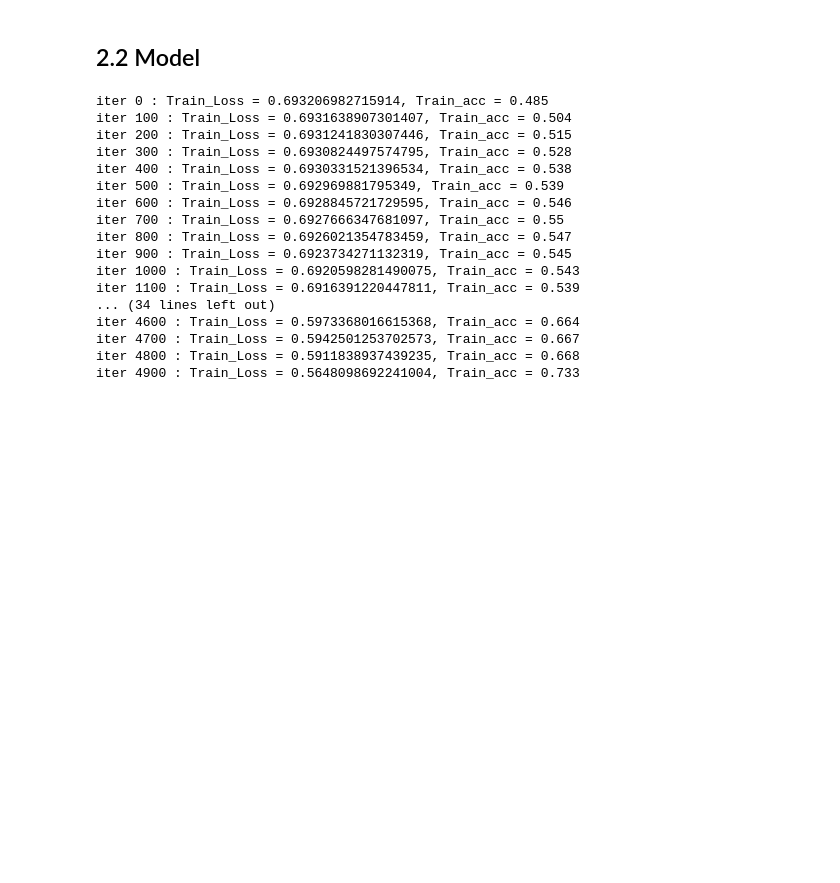
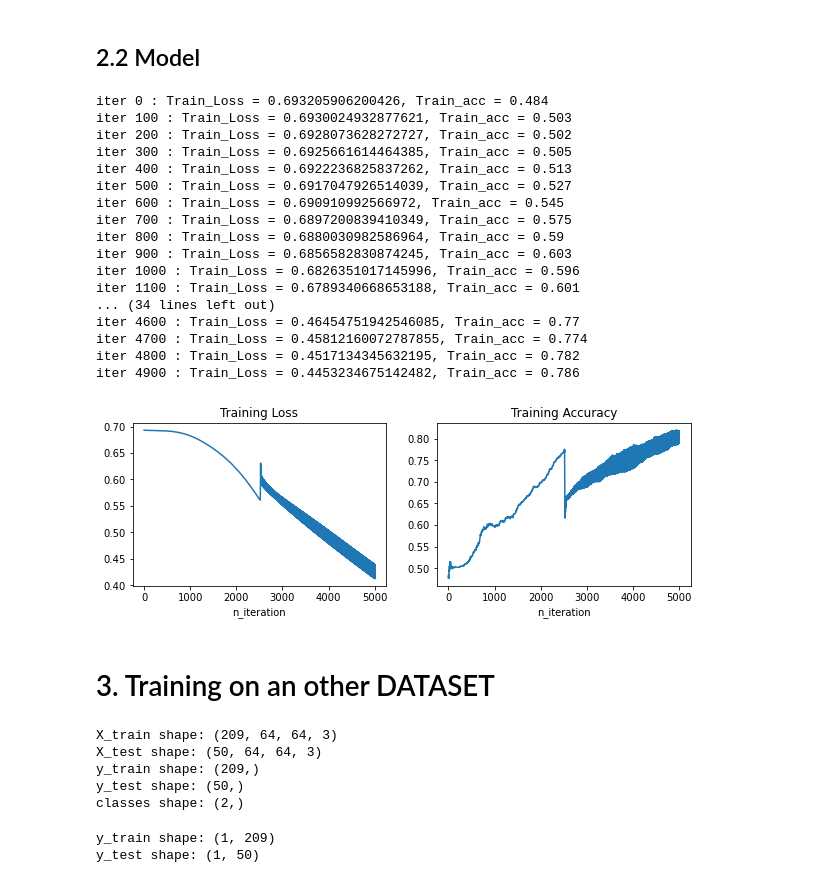
Before and after one commit to danchaud-vincent/deep-learning-specialization, a Jupyter notebook: 04-Neural Network with one hidden layer.ipynb, the cells around one changed output. Cells and saved outputs as stored; diff of their text form; code cells hidden in the pictures; blank space fills up the shorter version.

```diff
--- a/04-Neural Network with one hidden layer.ipynb
+++ b/04-Neural Network with one hidden layer.ipynb
@@ -173,8 +173,8 @@ $$ X \in (n_X \times m)$$
 # %%
 # Flatten
 
-X_train_flatten = X_train.reshape(X_train.shape[1] * X_train.shape[2],-1)
-X_test_flatten =  X_test.reshape(X_test.shape[1] * X_test.shape[2],-1)
+X_train_flatten = X_train.reshape(X_train.shape[0],-1).T
+X_test_flatten =  X_test.reshape(X_test.shape[0],-1).T
 
 print("X_train flatten:", X_train_flatten.shape)
 print("X_test flatten:", X_test_flatten.shape)
@@ -548,22 +549,37 @@ def neural_network_model(X,y,n_h,n_iter,learning_rate=0.01,display_learning=Fals
 # %%
 # Training
 
-Training_res = neural_network_model(X_train_flatten_norm,y_train,7,5000,learning_rate=0.01,display_learning=True)
+Training_res = neural_network_model(X_train_flatten_norm,y_train,5,5000,learning_rate=0.01,display_learning=True)
 # %% [output]
-iter 0 : Train_Loss = 0.693206982715914, Train_acc = 0.485
-iter 100 : Train_Loss = 0.6931638907301407, Train_acc = 0.504
-iter 200 : Train_Loss = 0.6931241830307446, Train_acc = 0.515
-iter 300 : Train_Loss = 0.6930824497574795, Train_acc = 0.528
-iter 400 : Train_Loss = 0.6930331521396534, Train_acc = 0.538
-iter 500 : Train_Loss = 0.692969881795349, Train_acc = 0.539
-iter 600 : Train_Loss = 0.6928845721729595, Train_acc = 0.546
-iter 700 : Train_Loss = 0.6927666347681097, Train_acc = 0.55
-iter 800 : Train_Loss = 0.6926021354783459, Train_acc = 0.547
-iter 900 : Train_Loss = 0.6923734271132319, Train_acc = 0.545
-iter 1000 : Train_Loss = 0.6920598281490075, Train_acc = 0.543
-iter 1100 : Train_Loss = 0.6916391220447811, Train_acc = 0.539
+iter 0 : Train_Loss = 0.693205906200426, Train_acc = 0.484
+iter 100 : Train_Loss = 0.6930024932877621, Train_acc = 0.503
+iter 200 : Train_Loss = 0.6928073628272727, Train_acc = 0.502
+iter 300 : Train_Loss = 0.6925661614464385, Train_acc = 0.505
+iter 400 : Train_Loss = 0.6922236825837262, Train_acc = 0.513
+iter 500 : Train_Loss = 0.6917047926514039, Train_acc = 0.527
+iter 600 : Train_Loss = 0.690910992566972, Train_acc = 0.545
+iter 700 : Train_Loss = 0.6897200839410349, Train_acc = 0.575
+iter 800 : Train_Loss = 0.6880030982586964, Train_acc = 0.59
+iter 900 : Train_Loss = 0.6856582830874245, Train_acc = 0.603
+iter 1000 : Train_Loss = 0.6826351017145996, Train_acc = 0.596
+iter 1100 : Train_Loss = 0.6789340668653188, Train_acc = 0.601
 ... (34 lines left out)
-iter 4600 : Train_Loss = 0.5973368016615368, Train_acc = 0.664
-iter 4700 : Train_Loss = 0.5942501253702573, Train_acc = 0.667
-iter 4800 : Train_Loss = 0.5911838937439235, Train_acc = 0.668
-iter 4900 : Train_Loss = 0.5648098692241004, Train_acc = 0.733
+iter 4600 : Train_Loss = 0.46454751942546085, Train_acc = 0.77
+iter 4700 : Train_Loss = 0.45812160072787855, Train_acc = 0.774
+iter 4800 : Train_Loss = 0.4517134345632195, Train_acc = 0.782
+iter 4900 : Train_Loss = 0.4453234675142482, Train_acc = 0.786
+# %%
+fig, axs = plt.subplots(1, 2, figsize=(10, 3))
+
+axs[0].plot(Training_res["cost"])
+axs[0].set_title("Training Loss")
+axs[0].set_xlabel("n_iteration")
+
+axs[1].plot(Training_res["accuracy"])
+axs[1].set_title("Training Accuracy")
+axs[1].set_xlabel("n_iteration")
+plt.show()
+# %% [output]
+[figure, added]
+# %% [markdown]
+# 3. Training on an other DATASET
@@ -569,0 +609,24 @@ iter 4900 : Train_Loss = 0.5648098692241004, Train_acc = 0.733
+# %%
+# Display Shape
+print("X_train shape:", train_x.shape)
+print("X_test shape:", test_x.shape)
+print("y_train shape:", train_y.shape)
+print("y_test shape:",test_y.shape)
+print("classes shape:",classes.shape)
+# %% [output]
+X_train shape: (209, 64, 64, 3)
+X_test shape: (50, 64, 64, 3)
+y_train shape: (209,)
+y_test shape: (50,)
+classes shape: (2,)
+# %%
+# We need to reshape y_train and y_test
+
+train_y = train_y.reshape((1,train_y.shape[0]))
+test_y = test_y.reshape((1,test_y.shape[0]))
+
+print("y_train shape:", train_y.shape)
+print("y_test shape:",test_y.shape)
+# %% [output]
+y_train shape: (1, 209)
+y_test shape: (1, 50)
```
Also changed, not shown: parts of 9 cells of this notebook.
